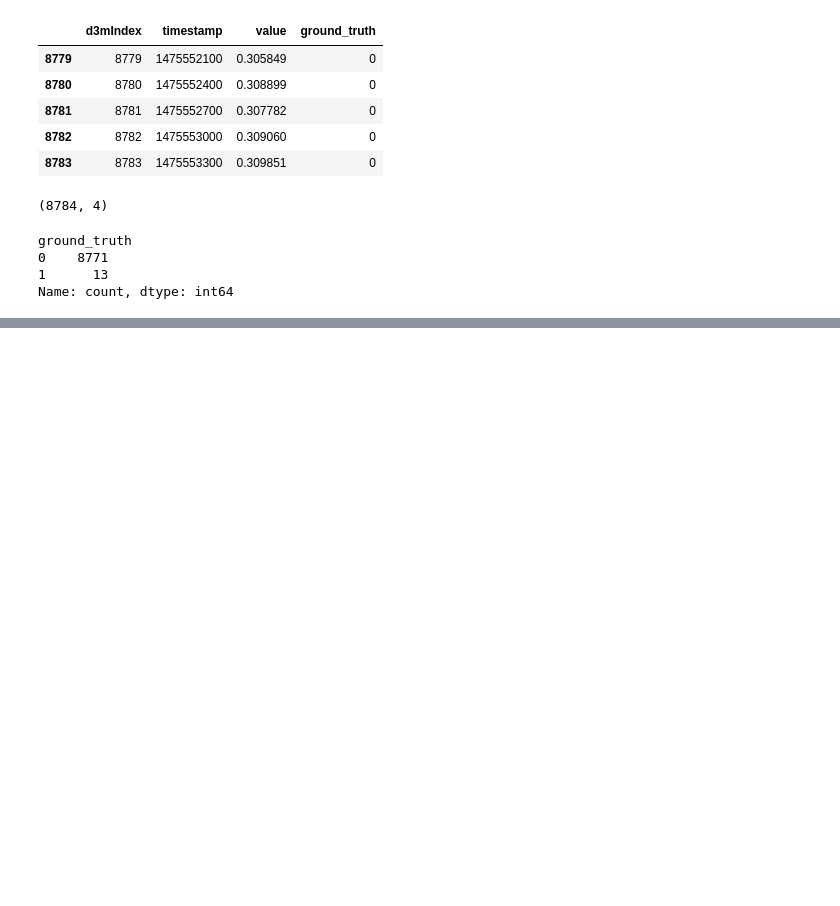
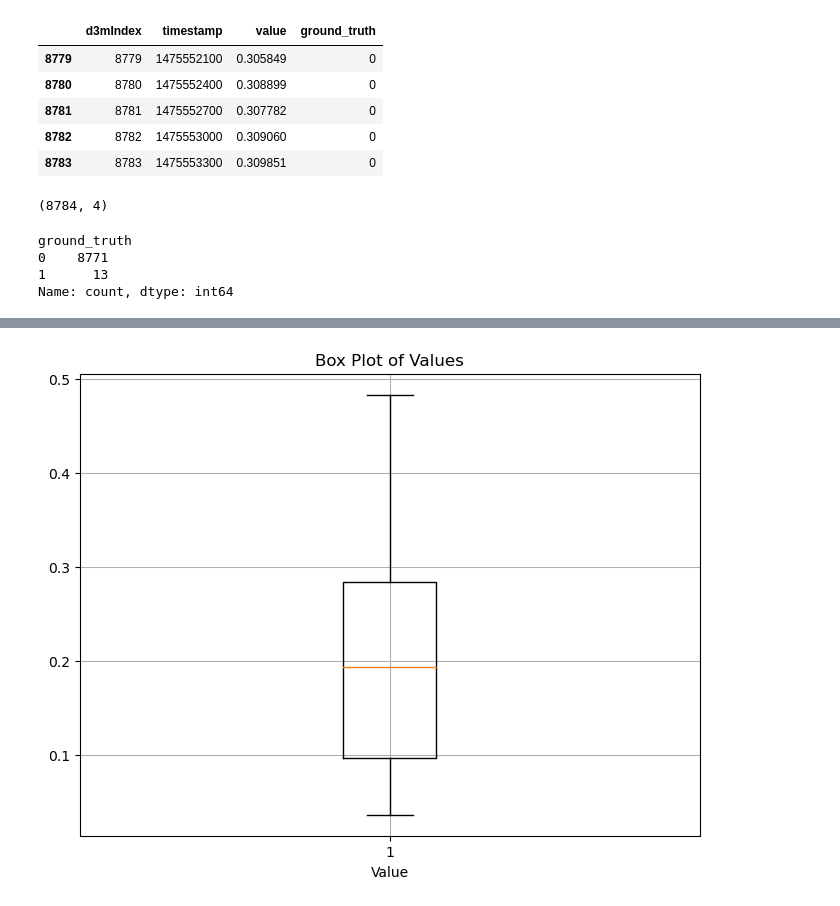
Before and after one commit to sai14karthik/Nexus-S1-Deakin-Internship, a Jupyter notebook: code.ipynb, the cells around one changed output, grey strips where cells are left out. Drawn from its saved outputs; the diff is of its cells as text; code cells hidden in the pictures; blank space fills up the shorter version.

```diff
--- a/code.ipynb
+++ b/code.ipynb
@@ -37,0 +93,9 @@ Name: count, dtype: int64
+# %%
+plt.figure(figsize=(8, 6))
+plt.boxplot(df['value'])
+plt.xlabel('Value')
+plt.title('Box Plot of Values')
+plt.grid(True)
+plt.show()
+# %% [output]
+[figure, added]
```
Also changed, not shown: parts of 12 cells of this notebook, 2 other files.
